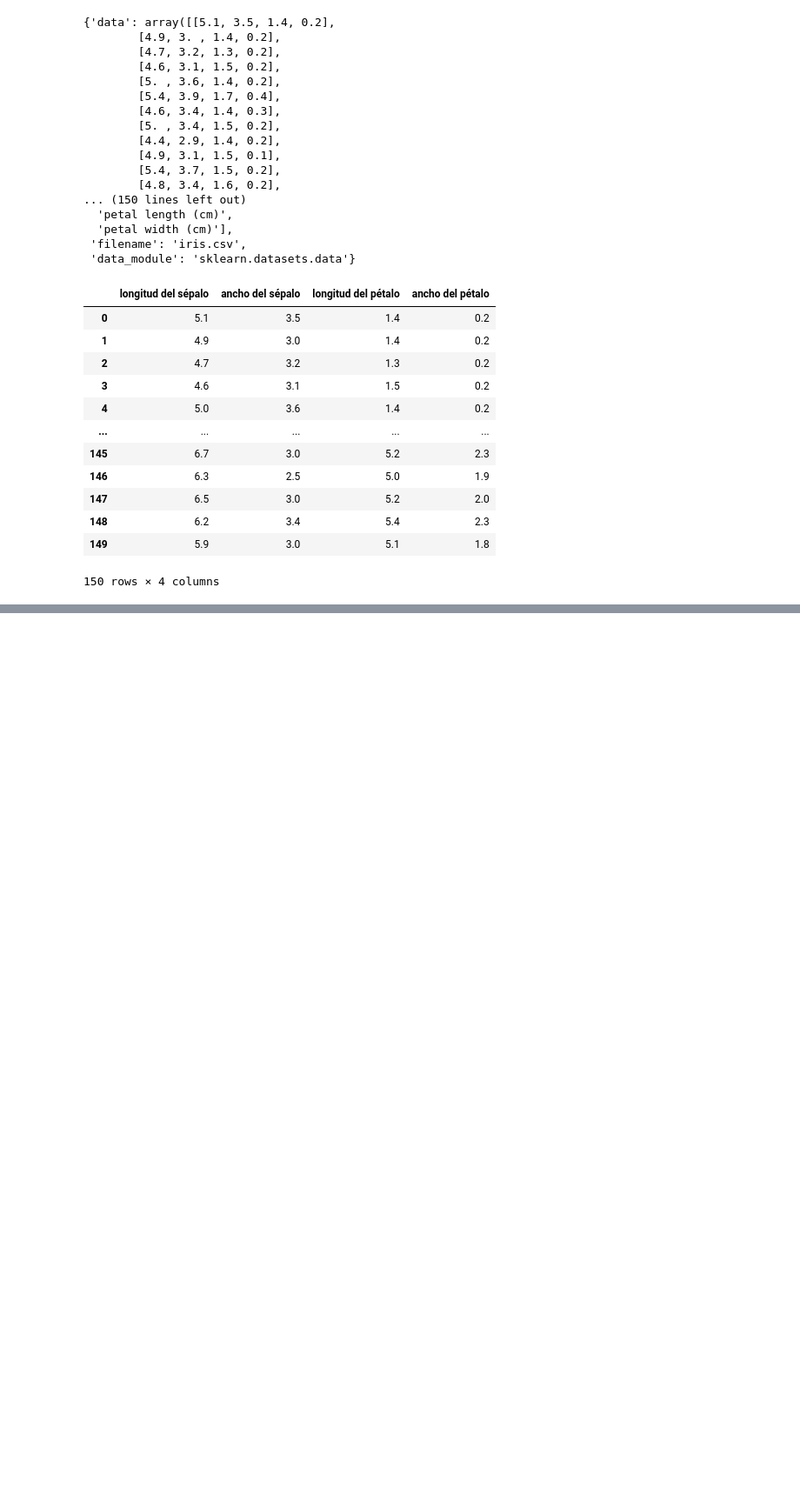
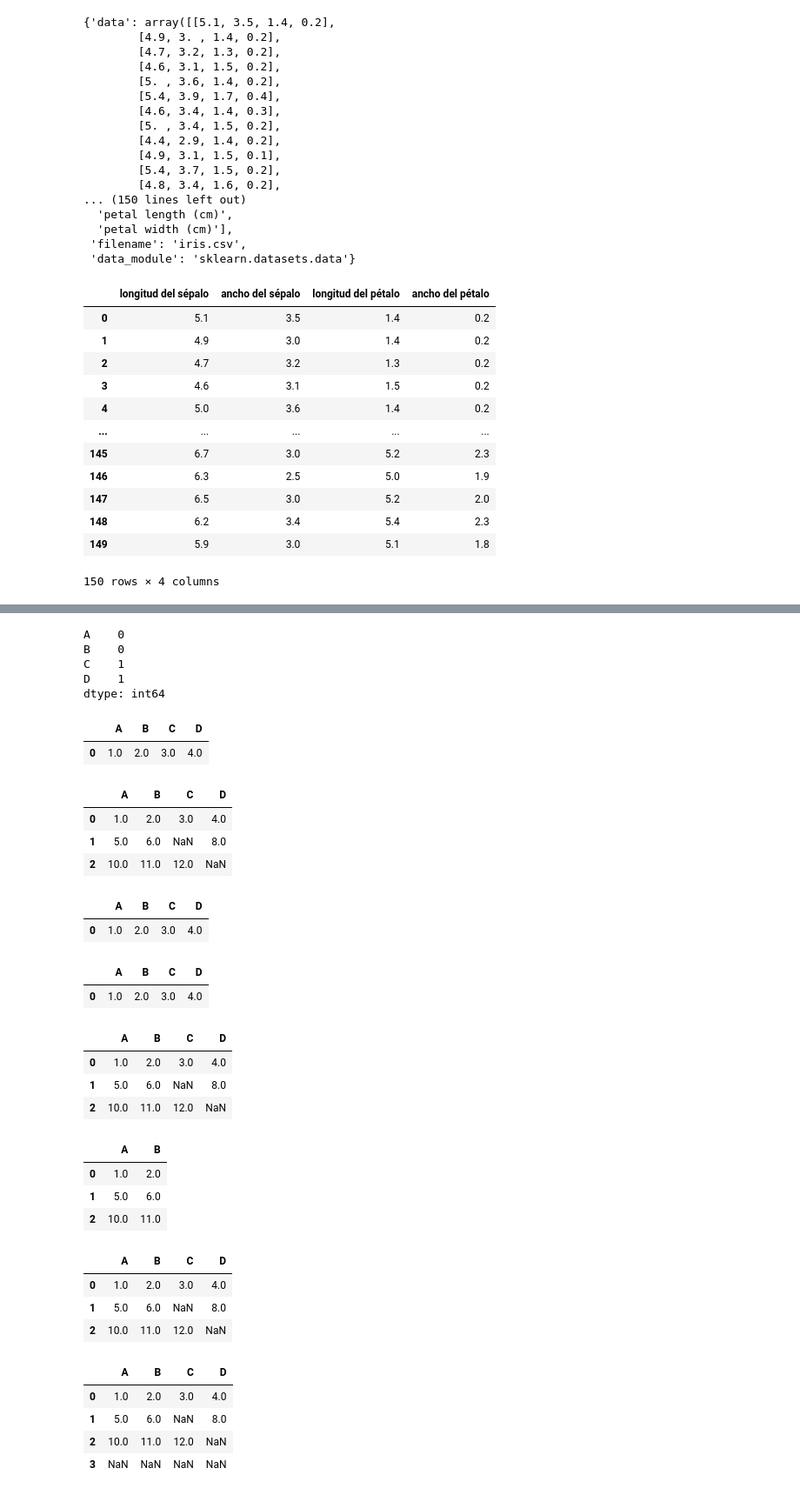
Before and after one commit to fmgarcia/Curso_IA_Aprendizaje_Supervisado, a Jupyter notebook: 1. Machine Learning Based Data Anaysis/ejemplos1_4.ipynb, the cells around one changed output, grey strips where cells are left out. Shown: that part at 87% size. Cells and saved outputs as stored; diff of their text form; code cells hidden in the pictures; blank space fills up the shorter version.

```diff
--- a/1. Machine Learning Based Data Anaysis/ejemplos1_4.ipynb
+++ b/1. Machine Learning Based Data Anaysis/ejemplos1_4.ipynb
@@ -42,0 +45,6 @@ iris_df
+# %%
+import numpy as np
+import pandas as pd
+data=[[1.0,2.0,3.0,4.0],[5.0,6.0,np.nan,8.0],[10.0,11.0,12.0,np.nan]]
+df = pd.DataFrame(np.array(data), columns=['A','B','C','D'])
+df
@@ -42,0 +63,69 @@ iris_df
+# %%
+df.isnull().sum()
+# %% [output]
+A    0
+B    0
+C    1
+D    1
+dtype: int64
+# %%
+df.dropna()
+# %% [output]
+|  | A | B | C | D |
+| 0 | 1.0 | 2.0 | 3.0 | 4.0 |
+# %%
+df
+# %% [output]
+|  | A | B | C | D |
+| 0 | 1.0 | 2.0 | 3.0 | 4.0 |
+| 1 | 5.0 | 6.0 | NaN | 8.0 |
+| 2 | 10.0 | 11.0 | 12.0 | NaN |
+# %%
+# Elimiar filas con NaN
+df_cleaned = df.dropna()
+df_cleaned
+# %% [output]
+|  | A | B | C | D |
+| 0 | 1.0 | 2.0 | 3.0 | 4.0 |
+# %%
+df.dropna(inplace=True) # Modifica el DataFrame original
+df
+# %% [output]
+|  | A | B | C | D |
+| 0 | 1.0 | 2.0 | 3.0 | 4.0 |
+# %%
+# Cargo los datos de nuevo
+df = pd.DataFrame(np.array(data), columns=['A','B','C','D'])
+df
+# %% [output]
+|  | A | B | C | D |
+| 0 | 1.0 | 2.0 | 3.0 | 4.0 |
+| 1 | 5.0 | 6.0 | NaN | 8.0 |
+| 2 | 10.0 | 11.0 | 12.0 | NaN |
+# %%
+df.dropna(axis=1, inplace=True) # Elimina columnas con NaN
+df
+# %% [output]
+|  | A | B |
+| 0 | 1.0 | 2.0 |
+| 1 | 5.0 | 6.0 |
+| 2 | 10.0 | 11.0 |
+# %%
+df = pd.DataFrame(np.array(data), columns=['A','B','C','D'])
+df
+# %% [output]
+|  | A | B | C | D |
+| 0 | 1.0 | 2.0 | 3.0 | 4.0 |
+| 1 | 5.0 | 6.0 | NaN | 8.0 |
+| 2 | 10.0 | 11.0 | 12.0 | NaN |
+# %%
+# añadir una fila con NaN
+df.loc[3] = [np.nan, np.nan, np.nan, np.nan]
+# %%
+df
+# %% [output]
+|  | A | B | C | D |
+| 0 | 1.0 | 2.0 | 3.0 | 4.0 |
+| 1 | 5.0 | 6.0 | NaN | 8.0 |
+| 2 | 10.0 | 11.0 | 12.0 | NaN |
+| 3 | NaN | NaN | NaN | NaN |
```
Also changed, not shown: parts of 20 cells of this notebook.
